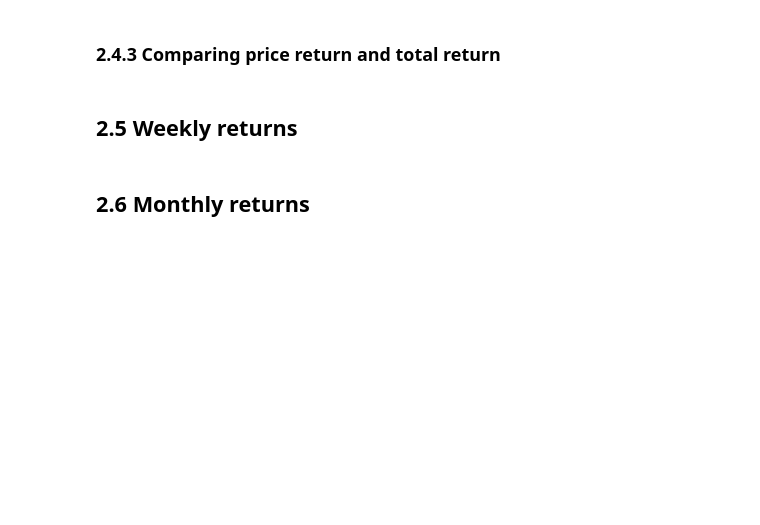
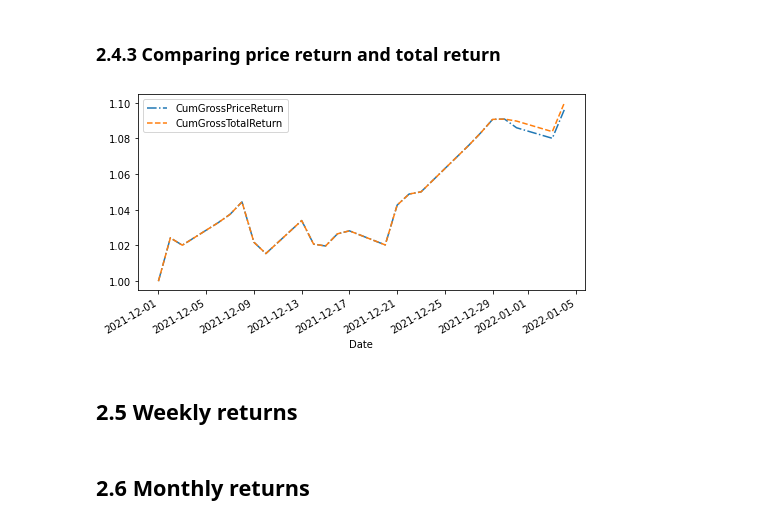
Before and after one commit to williewheeler/finance-demos, a Jupyter notebook: ch02-individual-security-returns.ipynb, the cells around one changed output. Saved outputs shown, nothing was run; the diff lists cells and outputs as text; code cells hidden in the pictures; blank space fills up the shorter version.

```diff
--- a/ch02-individual-security-returns.ipynb
+++ b/ch02-individual-security-returns.ipynb
@@ -217,0 +230,3 @@ o_df
+# %%
+o_df["CumNetTotalReturn2"] = np.exp(o_df["LogTotalReturn"].cumsum()) - 1.0
+o_df
@@ -218,5 +252,12 @@ o_df
 # %% [markdown]
 ### 2.4.3 Comparing price return and total return
+# %%
+o_df["CumGrossPriceReturn"] = (1.0 + o_df["PriceReturn"]).cumprod()
+# %%
+o_df[["CumGrossPriceReturn", "CumGrossTotalReturn"]].plot(style=['-.', '--'], figsize=(8, 4))
+plt.show()
+# %% [output]
+[figure, added]
 # %% [markdown]
 ## 2.5 Weekly returns
 # %% [markdown]
```
Also changed, not shown: parts of 6 cells of this notebook.
